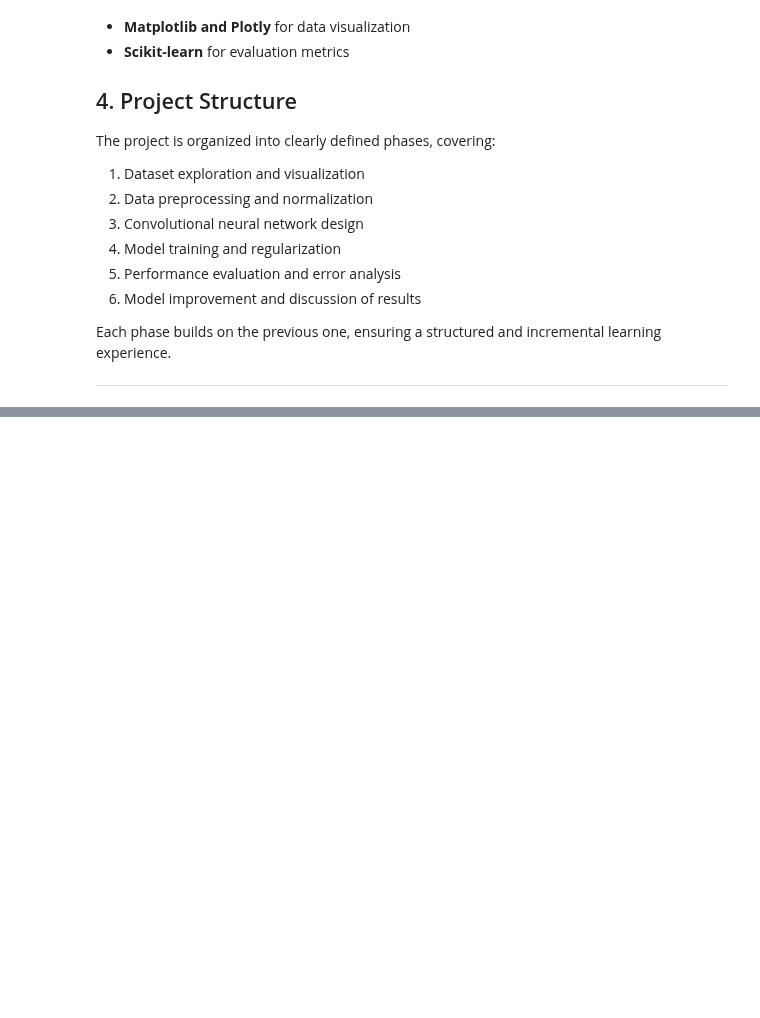
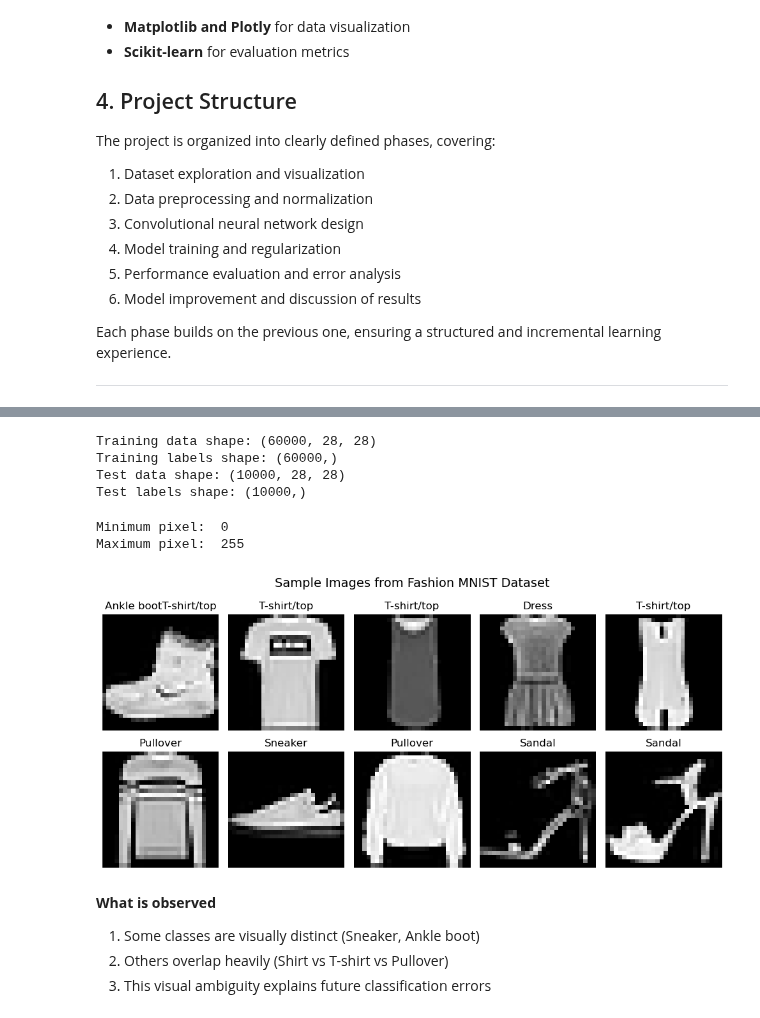
Before and after one commit to J-Kimani/DS, a Jupyter notebook: Projects/Image Classification/Image_classification.ipynb, the cells around one changed output, grey strips where cells are left out. Drawn from its saved outputs; the diff is of its cells as text; code cells hidden in the pictures; blank space fills up the shorter version.

Commit message:
Phase 1: Dataset Exploration and Visualization

```diff
--- a/Projects/Image Classification/Image_classification.ipynb
+++ b/Projects/Image Classification/Image_classification.ipynb
@@ -47,0 +56,49 @@ Each phase builds on the previous one, ensuring a structured and incremental lea
+# %%
+# Load the Fashion MNIST dataset
+fashion_mnist = keras.datasets.fashion_mnist
+(X_train, y_train), (X_test, y_test) = fashion_mnist.load_data()
+# %%
+# Inspecting dataset shapes
+print("Training data shape:", X_train.shape)
+print("Training labels shape:", y_train.shape)
+print("Test data shape:", X_test.shape)
+print("Test labels shape:", y_test.shape)
+# %% [output]
+Training data shape: (60000, 28, 28)
+Training labels shape: (60000,)
+Test data shape: (10000, 28, 28)
+Test labels shape: (10000,)
+# %%
+# Define class names for better readability
+class_names = [
+    "T-shirt/top", "Trouser", "Pullover", "Dress", "Coat",
+    "Sandal", "Shirt", "Sneaker", "Bag", "Ankle boot""T-shirt/top", "Trouser", "Pullover", "Dress", "Coat",
+    "Sandal", "Shirt", "Sneaker", "Bag", "Ankle boot"
+]
+# %%
+# Have a look at pixel value distribution
+print("Minimum pixel: ", X_train.min())
+print("Maximum pixel: ", X_train.max())
+# %% [output]
+Minimum pixel:  0
+Maximum pixel:  255
+# %%
+# Visualize sample images
+plt.figure(figsize=(10, 5))
+
+for i in range(10):
+    plt.subplot(2, 5, i + 1)
+    plt.imshow(X_train[i], cmap='gray')
+    plt.title(class_names[y_train[i]])
+    plt.axis('off')
+
+plt.suptitle("Sample Images from Fashion MNIST Dataset", fontsize= 14)
+plt.tight_layout()
+plt.show()
+# %% [output]
+[figure, added]
+# %% [markdown]
+**What is observed**
+1. Some classes are visually distinct (Sneaker, Ankle boot)
+2. Others overlap heavily (Shirt vs T-shirt vs Pullover)
+3. This visual ambiguity explains future classification errors
```
Also changed, not shown: parts of 4 cells of this notebook.
